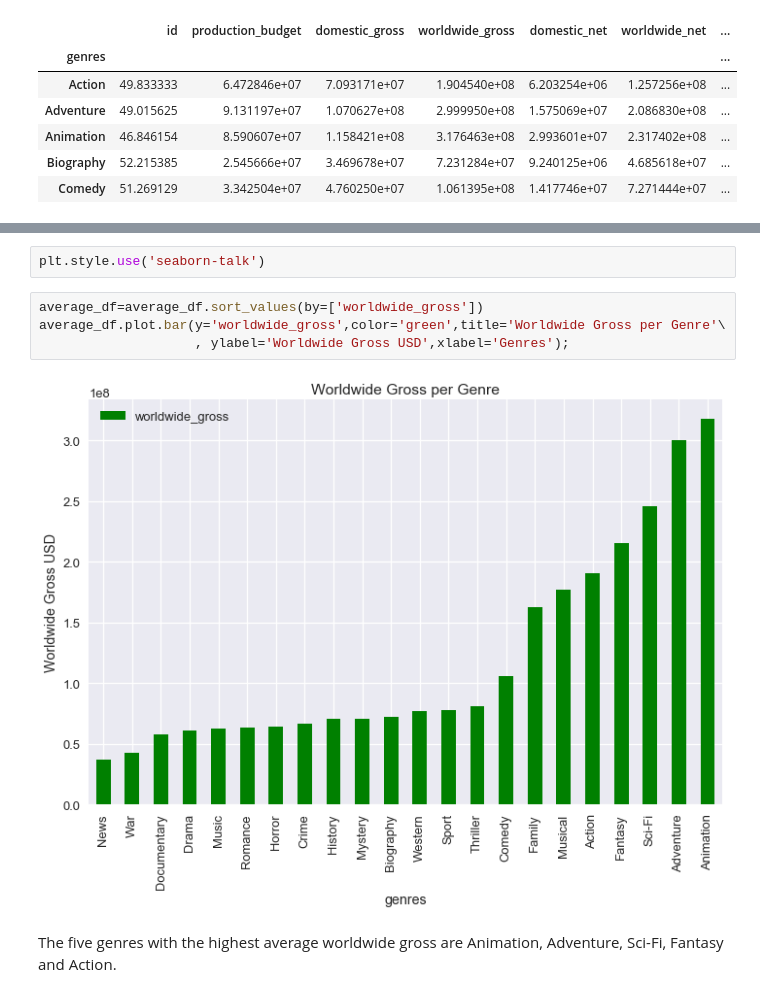
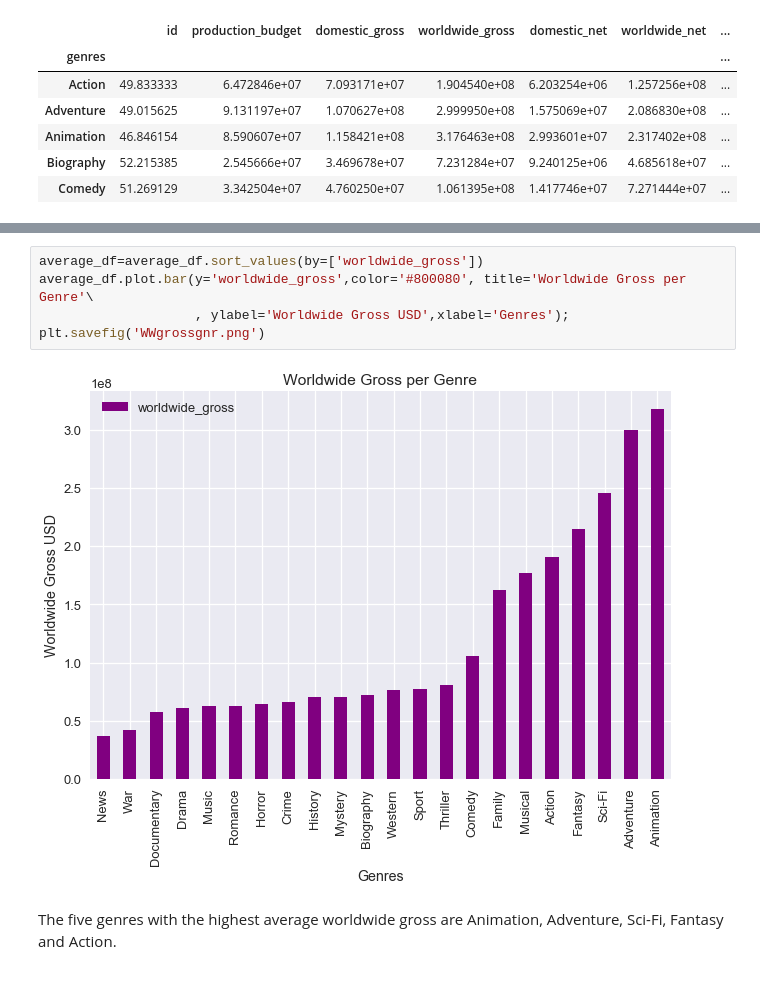
Before and after one commit to MNLKuzmin/dsc-project-genrestudy, a Jupyter notebook: A Genre Study first draft-skimmed down version.ipynb, the cells around one changed output, grey strips where cells are left out. Drawn from its saved outputs; the diff is of its cells as text.

```diff
--- a/A Genre Study first draft-skimmed down version.ipynb
+++ b/A Genre Study first draft-skimmed down version.ipynb
@@ -382,11 +373,10 @@ average_df.plot.bar(y='domestic_gross',color='red',title='Domestic Gross per Gen
-# %%
-plt.style.use('seaborn-talk')
 # %%
 average_df=average_df.sort_values(by=['worldwide_gross'])
-average_df.plot.bar(y='worldwide_gross',color='green',title='Worldwide Gross per Genre'\
+average_df.plot.bar(y='worldwide_gross',color='#800080', title='Worldwide Gross per Genre'\
                     , ylabel='Worldwide Gross USD',xlabel='Genres');
+plt.savefig('WWgrossgnr.png')
 # %% [output]
-[figure, old version]
+[figure, new version]
 # %% [markdown]
 The five genres with the highest average worldwide gross are Animation, Adventure, Sci-Fi, Fantasy and Action.
 # %%
```
Also changed, not shown: parts of 27 cells of this notebook.
